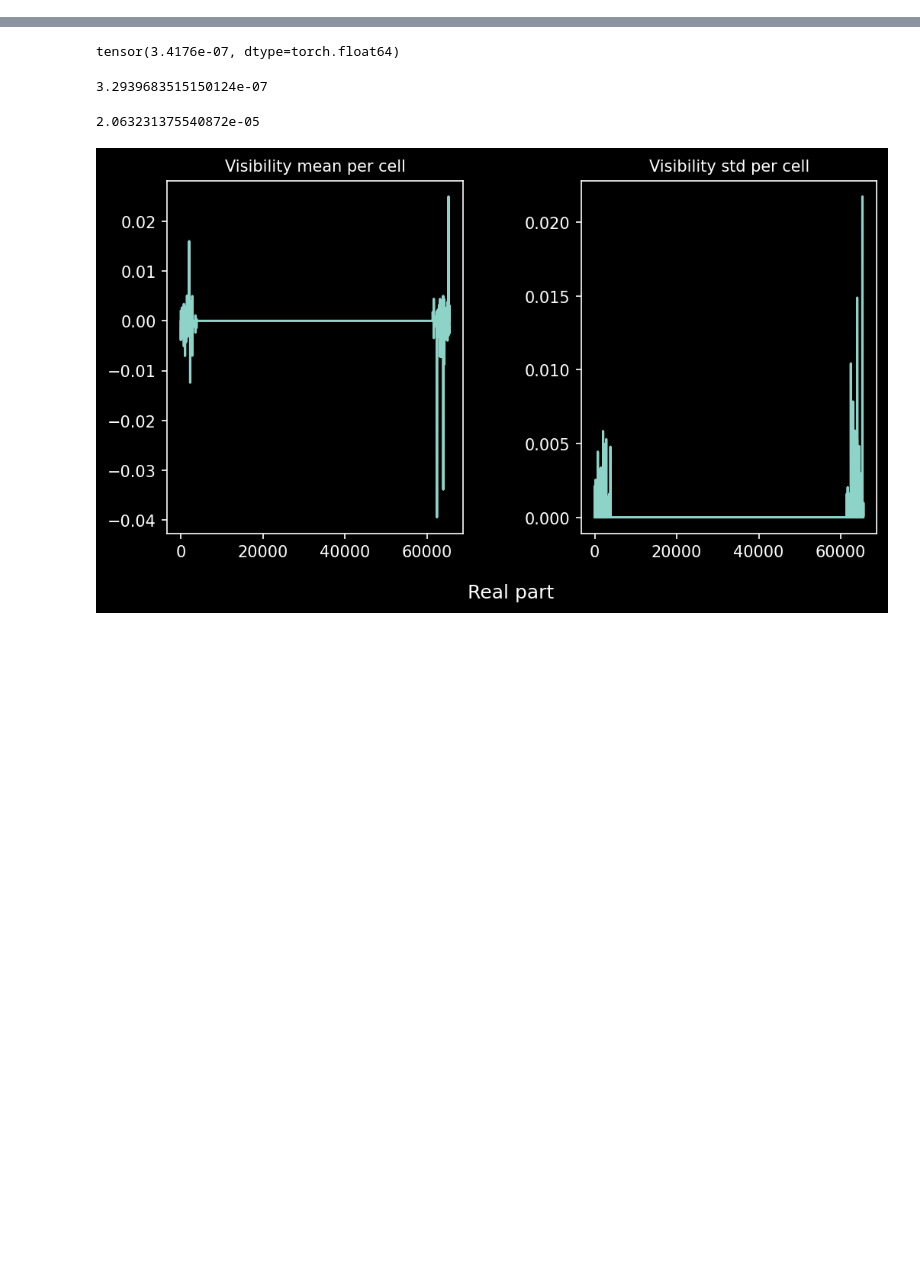
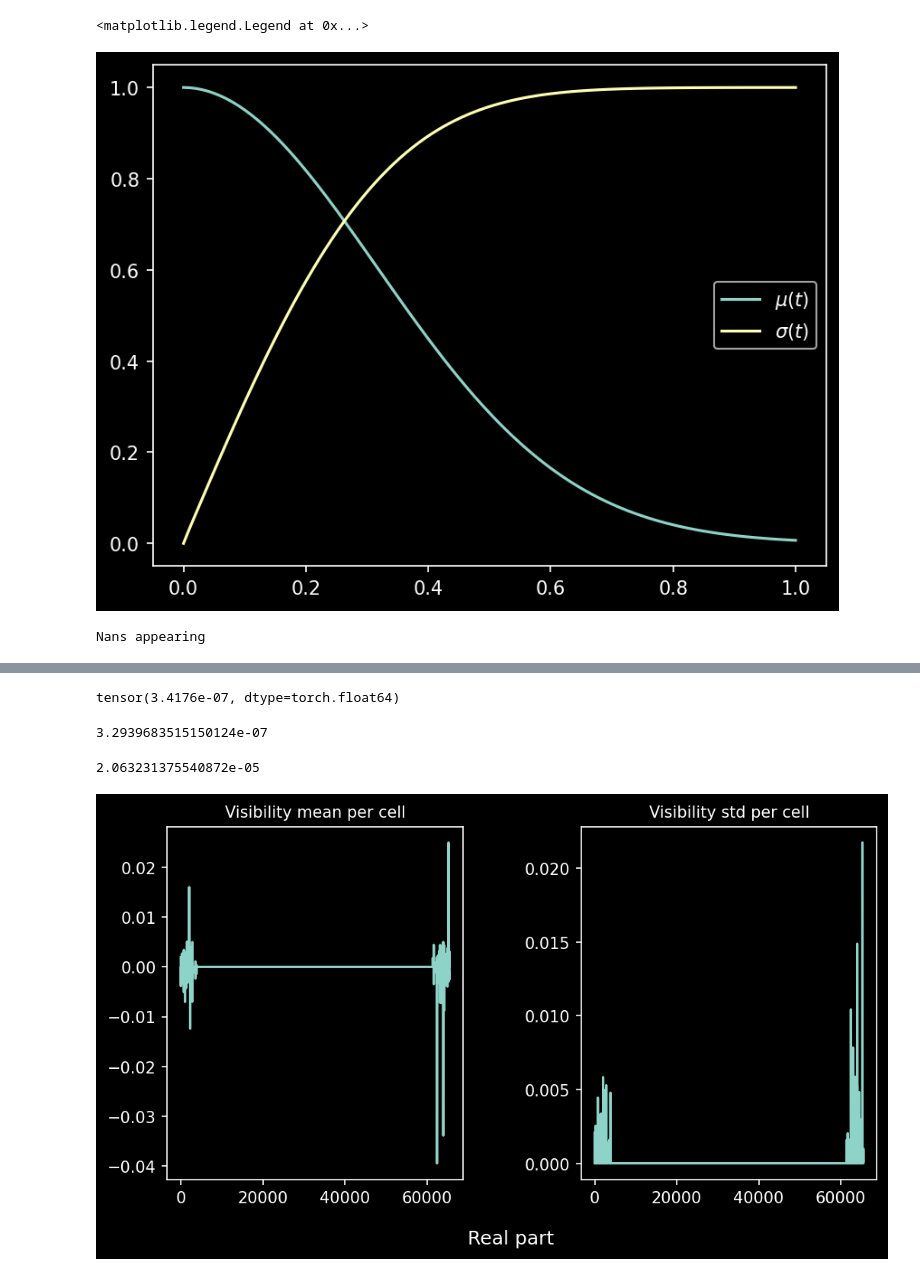
Before and after one commit to EnceladeCandy/diffusion-radio-astronomy, a Jupyter notebook: notebooks/single_spec_weight.ipynb, the cells around one changed output, grey strips where cells are left out. Cells and saved outputs as stored; diff of their text form; code cells hidden in the pictures; blank space fills up the shorter version.

```diff
--- a/notebooks/single_spec_weight.ipynb
+++ b/notebooks/single_spec_weight.ipynb
@@ -274,6 +399,22 @@ tensor([[ 0.0019, -0.0029, -0.0019,  ...,  0.0015, -0.0031, -0.0004]],
+# %%
+t = torch.linspace(0, 1, 100)
+
+plt.plot(t, mu(t), label=r"$\mu(t)$")
+plt.plot(t, sigma(t), label=r"$\sigma(t)$")
+plt.legend()
+# %% [output]
+<matplotlib.legend.Legend at 0x...>
+[figure, added]
 # %%
-def g(t):
-    return sigma(t) * np.sqrt(2 * (np.log(sigma_max) - np.log(sigma_min)))
+# def g(t):
+    # return sigma(t) * np.sqrt(2 * (np.log(sigma_max) - np.log(sigma_min)))
+
+def g(t, x):
+    return score_model.sde.diffusion(t, x)
+
+def drift_fn(t, x):
+    return score_model.sde.drift(t, x)
+
 
 def pc_sampler(num_samples, num_pred_steps, num_corr_steps, score_function, snr = 1e-2, img_size = 28):
     t = torch.ones(size = (num_samples, 1)).to(device)
@@ -294,8 +435,8 @@ def pc_sampler(num_samples, num_pred_steps, num_corr_steps, score_function, snr
             # Predictor step:
             z = torch.randn_like(x).to(device)
             gradient = score_function(x, t)
-            drift = 0
-            diffusion = g(t)
+            drift = drift_fn(t, x)
+            diffusion = g(t, x)
             x_mean = x - diffusion**2 * gradient * dt
             noise = diffusion * (-dt) ** 0.5 * z
             x = x_mean + noise
@@ -308,29 +449,36 @@ def pc_sampler(num_samples, num_pred_steps, num_corr_steps, score_function, snr
 
 def euler_sampler(num_samples, num_steps, score_function, img_size = 28):
     t = torch.ones(size = (num_samples, 1)).to(device)
-    x = sigma_max * torch.randn([num_samples, img_size ** 2]).to(device)
+    x = torch.randn([num_samples, img_size ** 2]).to(device) * sigma(t)
     dt = -1/num_steps
+
+    chain = []
     with torch.no_grad():
-        for _ in tqdm(range(num_steps - 1)):
+        for _ in (pbar := tqdm(range(num_steps - 1))):
+            pbar.set_description(f"t = {t[0].item():.2f} | scale ~ {x.std():.2e} | sigma(t) = {sigma(t)[0].item():.2e} | mu(t) = {mu(t)[0].item():.2e}")
+            t += dt
             z = torch.randn_like(x).to(device)
             gradient = score_function(x, t)
-            drift = 0
-            diffusion = g(t)
-            x_mean = x - diffusion**2 * gradient * dt
+            drift = drift_fn(t, x)
+            diffusion = g(t, x)
+            x_mean = x + drift * dt - diffusion**2 * gradient * dt
             noise = diffusion * (-dt) ** 0.5 * z
             x = x_mean + noise
-            t += dt
+
+            chain.append(x.cpu().numpy())
 
             #print(score_likelihood(x, t))
             if torch.any(torch.isnan(x_mean)):
                 print("Nans appearing")
                 break
 
-    return torch.flip(link_function(x_mean).reshape(num_samples, img_size, img_size), dims = (2,))
+    return torch.flip(link_function(x_mean).reshape(num_samples, img_size, img_size), dims = (2,)), chain
 
 pred = 500
 corr = 100
 snr = 1e-2
 num_samples = 1
-samples = euler_sampler(num_samples = num_samples, num_steps = pred, score_function = score_posterior, img_size = img_size)
+samples, chain = euler_sampler(num_samples = num_samples, num_steps = pred, score_function = score_posterior, img_size = img_size)
 #samples = pc_sampler(num_samples = 1, num_pred_steps = pred, num_corr_steps = corr, snr = snr, score_function = score_posterior, img_size = img_size)
+# %% [output]
+Nans appearing
```
Also changed, not shown: parts of 23 cells of this notebook, 3 other files.
